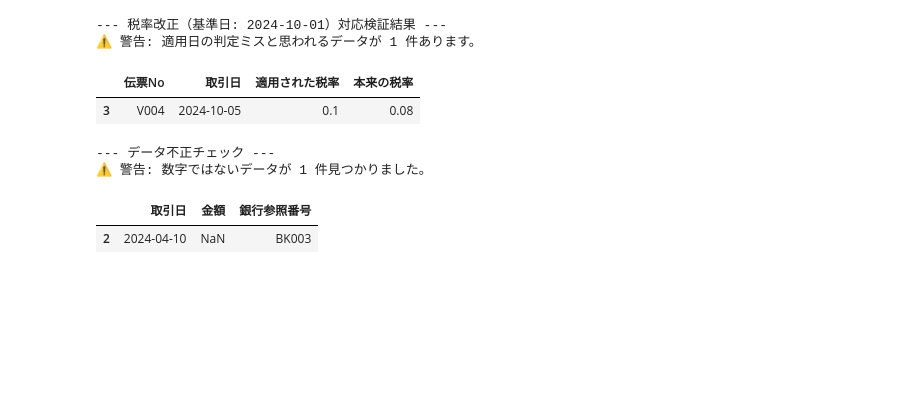
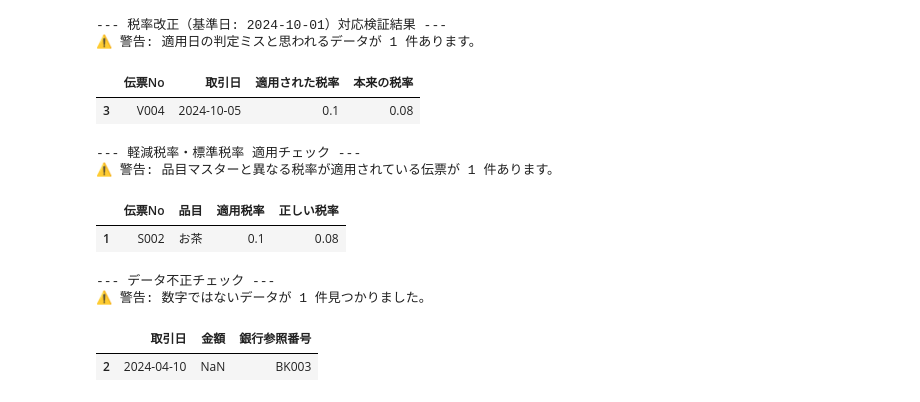
Before and after one commit to Koji-Accounting-Tech/D365-Finance-Data-Validator, a Jupyter notebook: D365_Data_Processing.ipynb, the cells around one changed output. Cells and saved outputs as stored; diff of their text form; code cells hidden in the pictures; blank space fills up the shorter version.

```diff
--- a/D365_Data_Processing.ipynb
+++ b/D365_Data_Processing.ipynb
@@ -113,6 +113,43 @@ else:
 ⚠️ 警告: 適用日の判定ミスと思われるデータが 1 件あります。
 |  | 伝票No | 取引日 | 適用された税率 | 本来の税率 |
 | 3 | V004 | 2024-10-05 | 0.1 | 0.08 |
+# %%
+import pandas as pd
+
+# 1. 商品マスターの設定（品目ごとの正しい税率）
+item_master = {
+    '品目': ['りんご', 'お茶', '洗剤', 'ノート'],
+    '正しい税率': [0.08, 0.08, 0.10, 0.10]
+}
+df_master = pd.DataFrame(item_master)
+
+# 2. 実際に届いた販売伝票データ
+# ※「お茶」が 0.10 で計算されているミスを想定
+sales_data = {
+    '伝票No': ['S001', 'S002', 'S003', 'S004'],
+    '品目': ['りんご', 'お茶', '洗剤', 'ノート'],
+    '適用税率': [0.08, 0.10, 0.10, 0.10]  # S002がミス
+}
+df_sales = pd.DataFrame(sales_data)
+
+# 3. マスターデータを結合（Merge）して、本来の税率を紐付ける
+df_check = pd.merge(df_sales, df_master, on='品目', how='left')
+
+# 4. 不整合（Mismatch）の検知
+# ここでも「mismatch」という名前を自分で決めて使います
+mismatch_data = df_check[df_check['適用税率'] != df_check['正しい税率']]
+
+print("--- 軽減税率・標準税率 適用チェック ---")
+if len(mismatch_data) > 0:
+    print(f"⚠️ 警告: 品目マスターと異なる税率が適用されている伝票が {len(mismatch_data)} 件あります。")
+    display(mismatch_data[['伝票No', '品目', '適用税率', '正しい税率']])
+else:
+    print("✅ すべての品目に対して正しい税率が適用されています。")
+# %% [output]
+--- 軽減税率・標準税率 適用チェック ---
+⚠️ 警告: 品目マスターと異なる税率が適用されている伝票が 1 件あります。
+|  | 伝票No | 品目 | 適用税率 | 正しい税率 |
+| 1 | S002 | お茶 | 0.1 | 0.08 |
 # %%
 import pandas as pd
 
```
